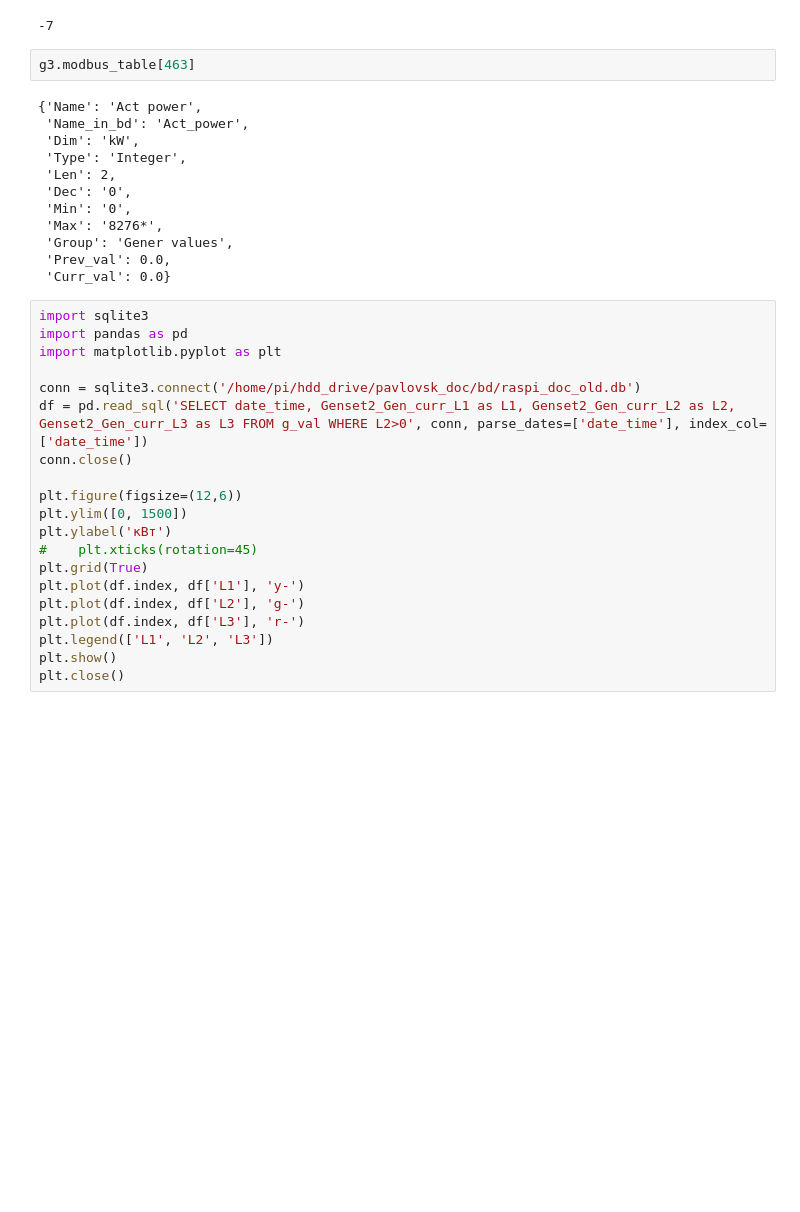
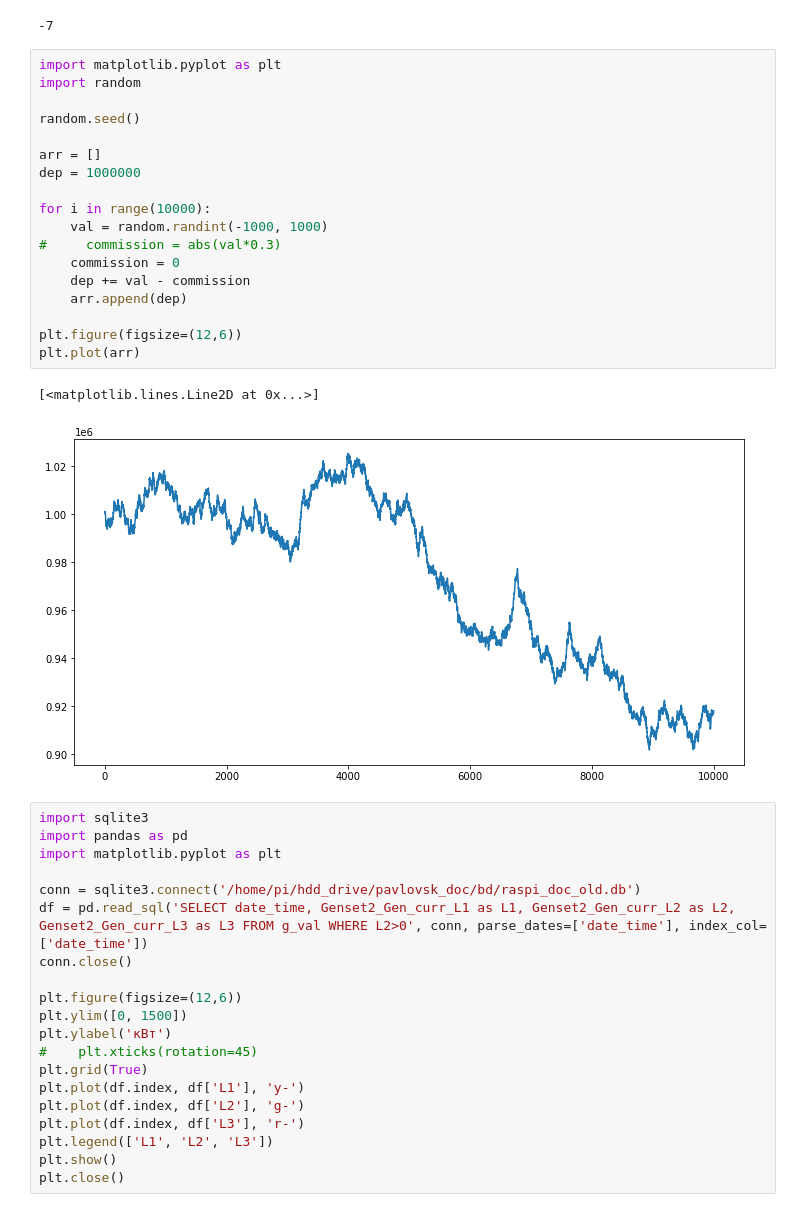
Before and after one commit to r476/raspi_doc, a Jupyter notebook: raspi_doc.ipynb, the cells around one changed output. Saved outputs shown, nothing was run; the diff lists cells and outputs as text; blank space fills up the shorter version.

```diff
--- a/raspi_doc.ipynb
+++ b/raspi_doc.ipynb
@@ -69,20 +73,27 @@ data[0]
 # %% [output]
 0.024643659591674805
 -7
-# %%
-g3.modbus_table[463]
-# %% [output]
-{'Name': 'Act power',
- 'Name_in_bd': 'Act_power',
- 'Dim': 'kW',
- 'Type': 'Integer',
- 'Len': 2,
- 'Dec': '0',
- 'Min': '0',
- 'Max': '8276*',
- 'Group': 'Gener values',
- 'Prev_val': 0.0,
- 'Curr_val': 0.0}
+# %%
+import matplotlib.pyplot as plt
+import random
+
+random.seed()
+
+arr = []
+dep = 1000000
+
+for i in range(10000):
+    val = random.randint(-1000, 1000)
+#     commission = abs(val*0.3)
+    commission = 0
+    dep += val - commission
+    arr.append(dep)
+
+plt.figure(figsize=(12,6))
+plt.plot(arr)
+# %% [output]
+[<matplotlib.lines.Line2D at 0x...>]
+[figure, added]
 # %%
 import sqlite3
 import pandas as pd
```
Also changed, not shown: parts of 1 cell of this notebook, 3 other files.
